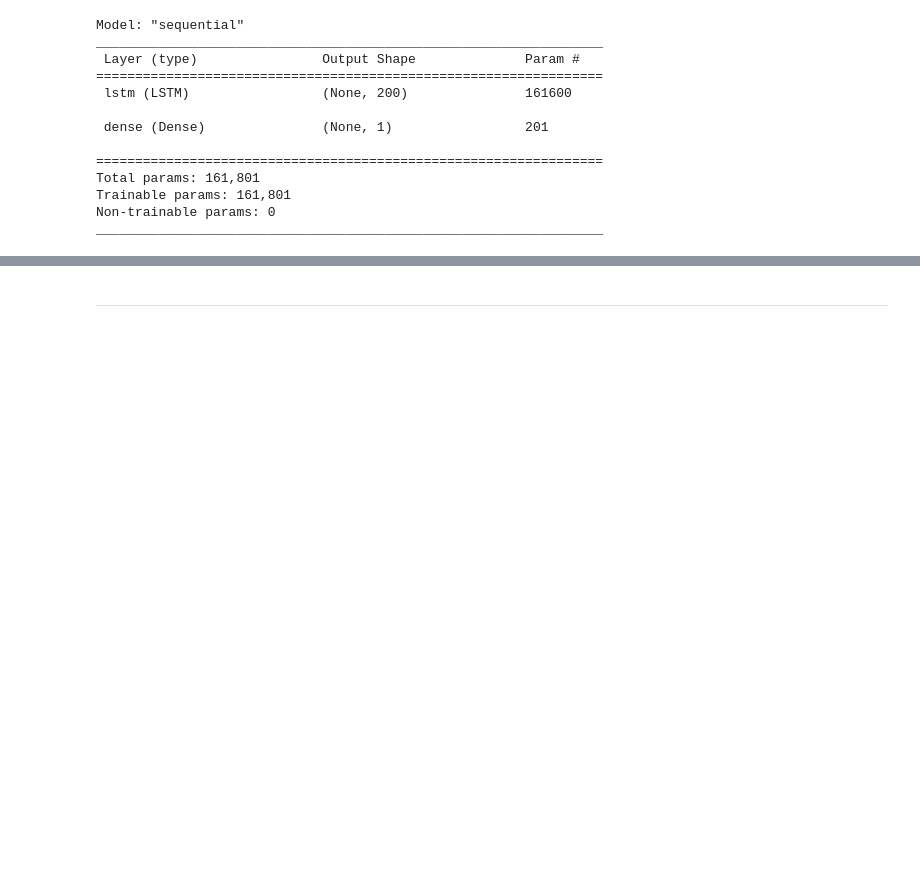
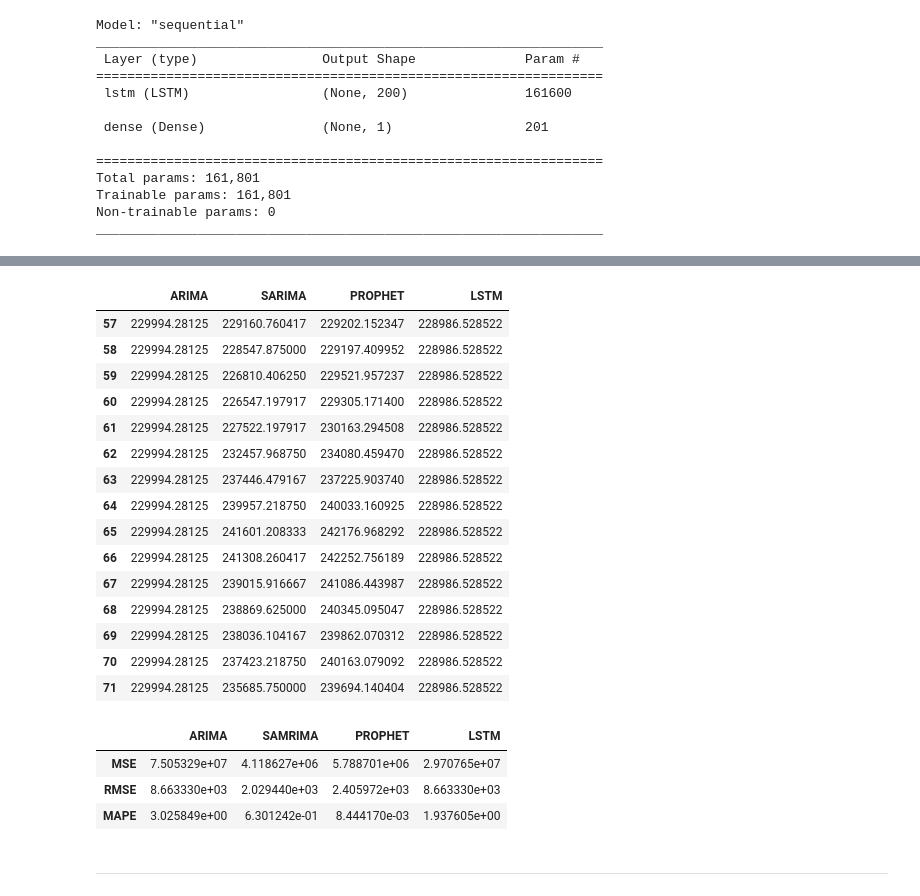
Before and after one commit to bparedes21/Proyecto-Grupal, a Jupyter notebook: Serie de Tiempo/ML_Evolucion_Precios.ipynb, the cells around one changed output, grey strips where cells are left out. Drawn from its saved outputs; the diff is of its cells as text; code cells hidden in the pictures; blank space fills up the shorter version.

```diff
--- a/Serie de Tiempo/ML_Evolucion_Precios.ipynb
+++ b/Serie de Tiempo/ML_Evolucion_Precios.ipynb
@@ -254,4 +256,4 @@ Warnings:
 [1] Covariance matrix calculated using the outer product of gradients (complex-step).
 # %%
 fc = arima_fit.forecast(len(test), alpha=0.05)
-fc_series = pd.Series(fc, index=test.index)
+fc_arima = pd.Series(fc, index=test.index)
@@ -257,0 +279,4 @@ fc_series = pd.Series(fc, index=test.index)
+# %%
+comp_pred = pd.DataFrame()
+comp_pred['ARIMA'] = fc_arima
+comp_pred.head()
@@ -927,3 +1012,31 @@ plt.show();
+# %%
+comp_pred['LSTM'] = df_pred_LSTM['LSTM_pred'][0]
+comp_pred
+# %% [output]
+|  | ARIMA | SARIMA | PROPHET | LSTM |
+| 57 | 229994.28125 | 229160.760417 | 229202.152347 | 228986.528522 |
+| 58 | 229994.28125 | 228547.875000 | 229197.409952 | 228986.528522 |
+| 59 | 229994.28125 | 226810.406250 | 229521.957237 | 228986.528522 |
+| 60 | 229994.28125 | 226547.197917 | 229305.171400 | 228986.528522 |
+| 61 | 229994.28125 | 227522.197917 | 230163.294508 | 228986.528522 |
+| 62 | 229994.28125 | 232457.968750 | 234080.459470 | 228986.528522 |
+| 63 | 229994.28125 | 237446.479167 | 237225.903740 | 228986.528522 |
+| 64 | 229994.28125 | 239957.218750 | 240033.160925 | 228986.528522 |
+| 65 | 229994.28125 | 241601.208333 | 242176.968292 | 228986.528522 |
+| 66 | 229994.28125 | 241308.260417 | 242252.756189 | 228986.528522 |
+| 67 | 229994.28125 | 239015.916667 | 241086.443987 | 228986.528522 |
+| 68 | 229994.28125 | 238869.625000 | 240345.095047 | 228986.528522 |
+| 69 | 229994.28125 | 238036.104167 | 239862.070312 | 228986.528522 |
+| 70 | 229994.28125 | 237423.218750 | 240163.079092 | 228986.528522 |
+| 71 | 229994.28125 | 235685.750000 | 239694.140404 | 228986.528522 |
+# %%
+comp_error['LSTM'] = [MSE_LSTM, RMSE_arima, MAPE_LSTM[0]]
+comp_error
+# %% [output]
+|  | ARIMA | SAMRIMA | PROPHET | LSTM |
+| MSE | 7.505329e+07 | 4.118627e+06 | 5.788701e+06 | 2.970765e+07 |
+| RMSE | 8.663330e+03 | 2.029440e+03 | 2.405972e+03 | 8.663330e+03 |
+| MAPE | 3.025849e+00 | 6.301242e-01 | 8.444170e-03 | 1.937605e+00 |
 # %% [markdown]
 ---
 # %% [markdown]
```
Also changed, not shown: parts of 40 cells of this notebook, 1 other file.
